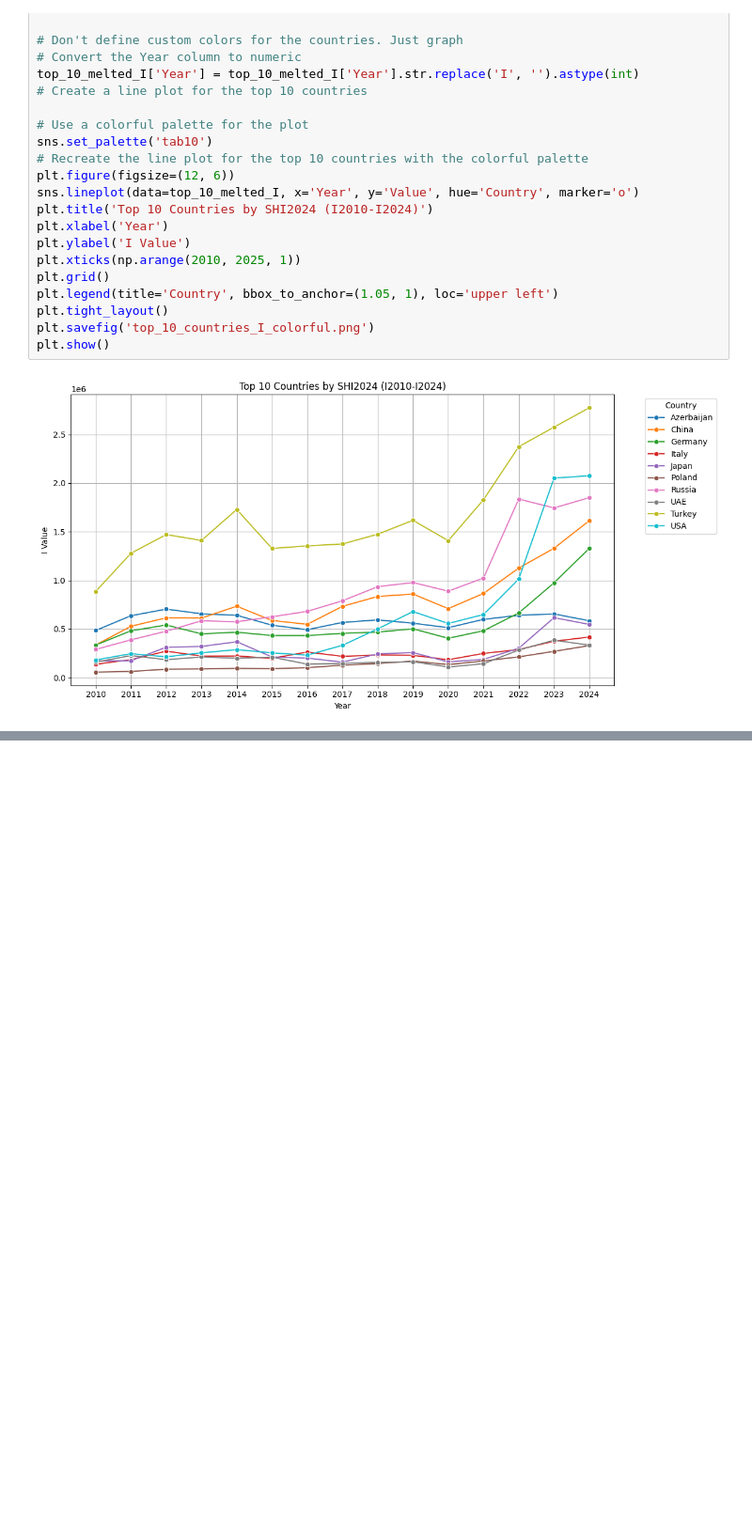
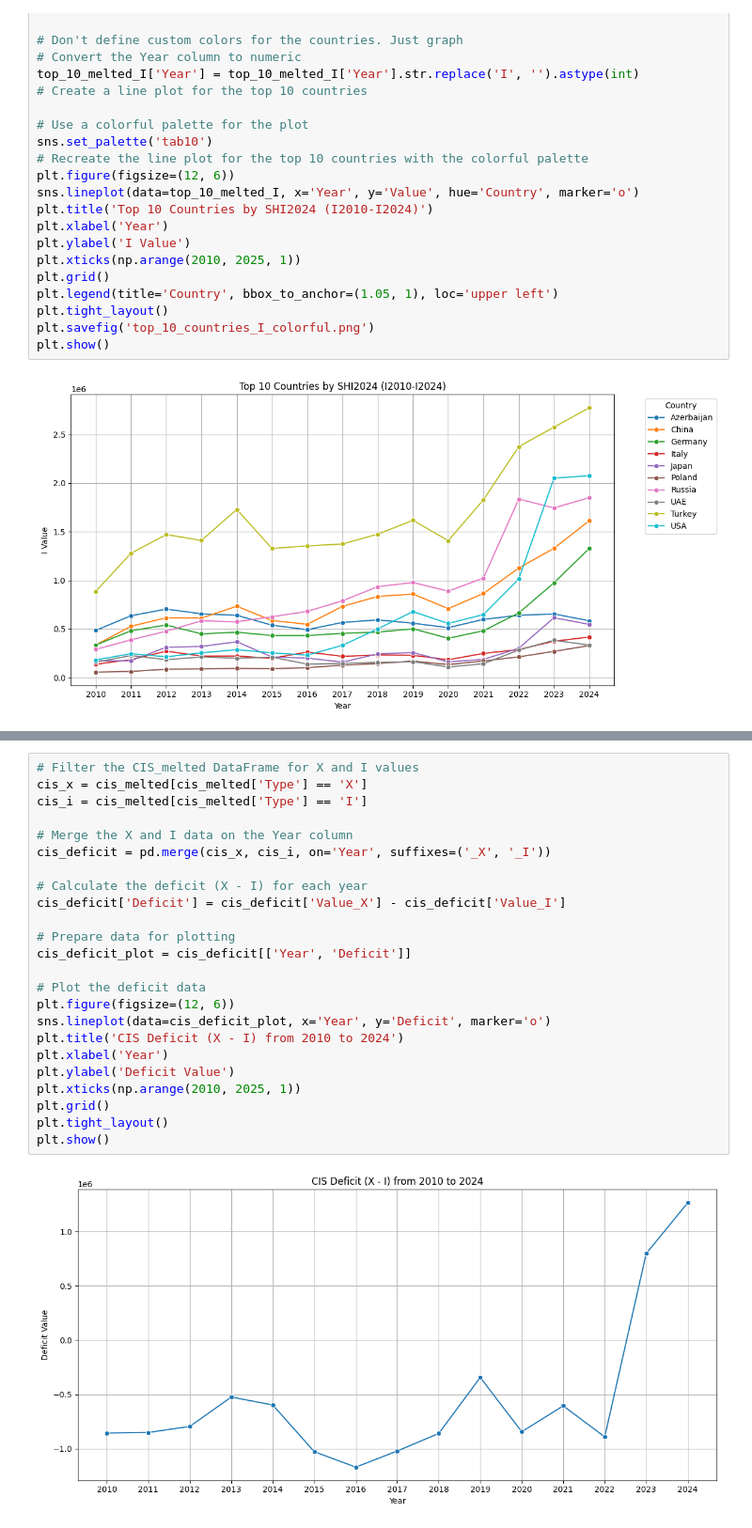
Before and after one commit to GuramL/International-Trade, a Jupyter notebook: Code.ipynb, the cells around one changed output, grey strips where cells are left out. Shown: that part at 94% size. Cells and saved outputs as stored; diff of their text form; blank space fills up the shorter version.

```diff
--- a/Code.ipynb
+++ b/Code.ipynb
@@ -215,0 +266,26 @@ plt.savefig('EU_I.png')
+# %%
+# Filter the CIS_melted DataFrame for X and I values
+cis_x = cis_melted[cis_melted['Type'] == 'X']
+cis_i = cis_melted[cis_melted['Type'] == 'I']
+
+# Merge the X and I data on the Year column
+cis_deficit = pd.merge(cis_x, cis_i, on='Year', suffixes=('_X', '_I'))
+
+# Calculate the deficit (X - I) for each year
+cis_deficit['Deficit'] = cis_deficit['Value_X'] - cis_deficit['Value_I']
+
+# Prepare data for plotting
+cis_deficit_plot = cis_deficit[['Year', 'Deficit']]
+
+# Plot the deficit data
+plt.figure(figsize=(12, 6))
+sns.lineplot(data=cis_deficit_plot, x='Year', y='Deficit', marker='o')
+plt.title('CIS Deficit (X - I) from 2010 to 2024')
+plt.xlabel('Year')
+plt.ylabel('Deficit Value')
+plt.xticks(np.arange(2010, 2025, 1))
+plt.grid()
+plt.tight_layout()
+plt.show()
+# %% [output]
+[figure, added]
```
Also changed, not shown: parts of 4 cells of this notebook, 5 other files.
